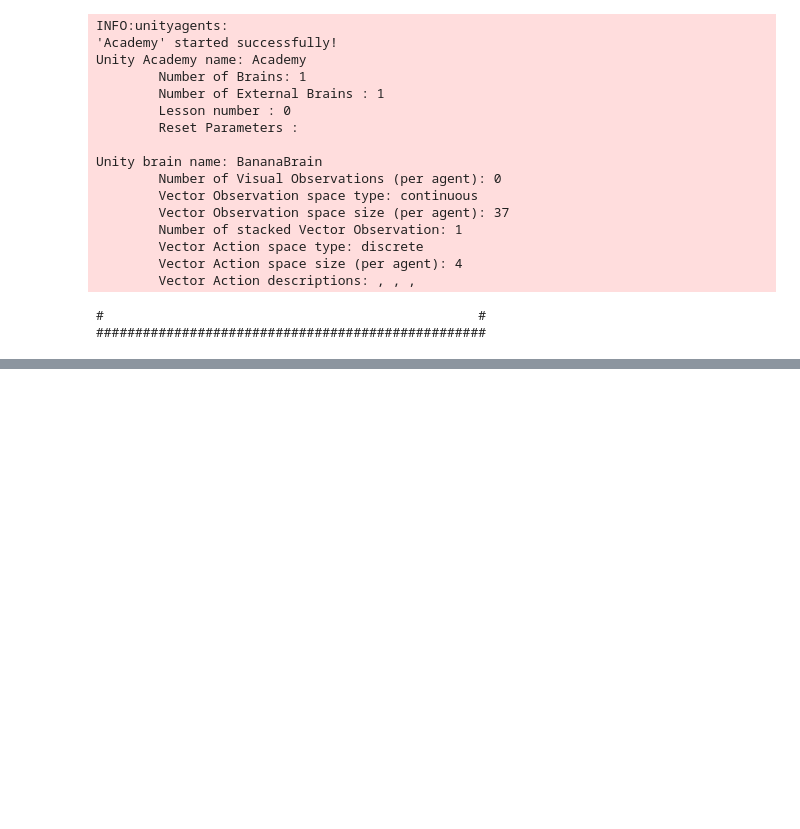
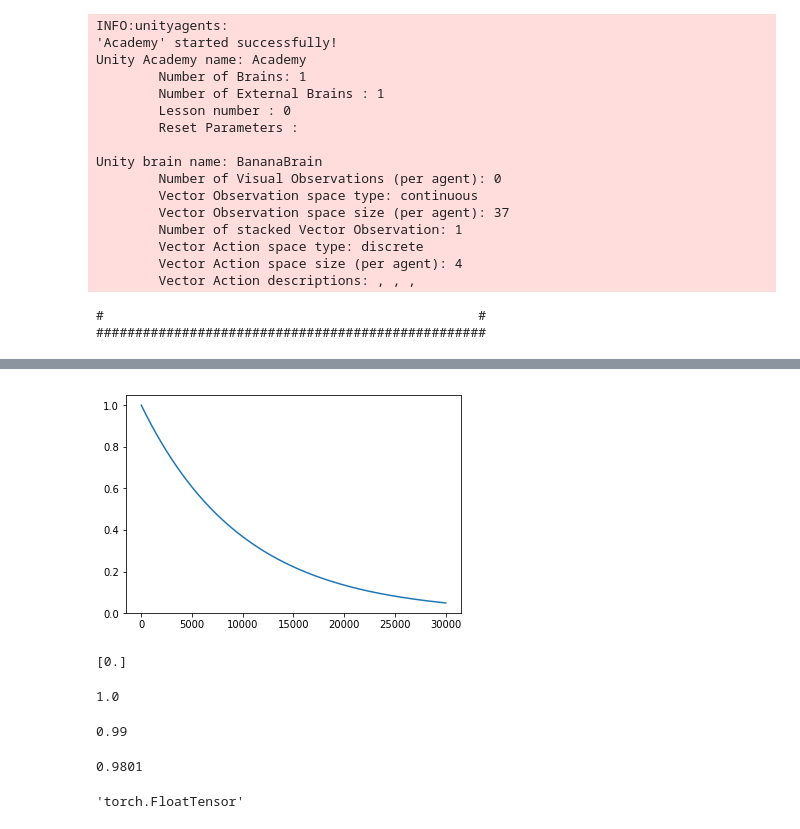
Before and after one commit to whiterabbitobj/Udacity-DeepRL, a Jupyter notebook: p1_navigation/DDQN_dev.ipynb, the cells around one changed output, grey strips where cells are left out. Cells and saved outputs as stored; diff of their text form; code cells hidden in the pictures; blank space fills up the shorter version.

```diff
--- a/p1_navigation/DDQN_dev.ipynb
+++ b/p1_navigation/DDQN_dev.ipynb
@@ -172,0 +173,30 @@ True
+# %%
+x = np.arange(0,30000,1)
+def f(x):
+
+    return 0.9999**x
+p = plt.plot(x, f(x))
+plt.show()
+# %% [output]
+[figure, added]
+# %%
+print(x)
+# %% [output]
+[0.]
+# %%
+.99**0
+# %% [output]
+1.0
+# %%
+.99**1
+# %% [output]
+0.99
+# %%
+.99**2
+# %% [output]
+0.9801
+# %%
+t = torch.tensor(0, dtype=torch.float)
+t.type()
+# %% [output]
+'torch.FloatTensor'
```
Also changed, not shown: parts of 6 cells of this notebook, 5 other files.
